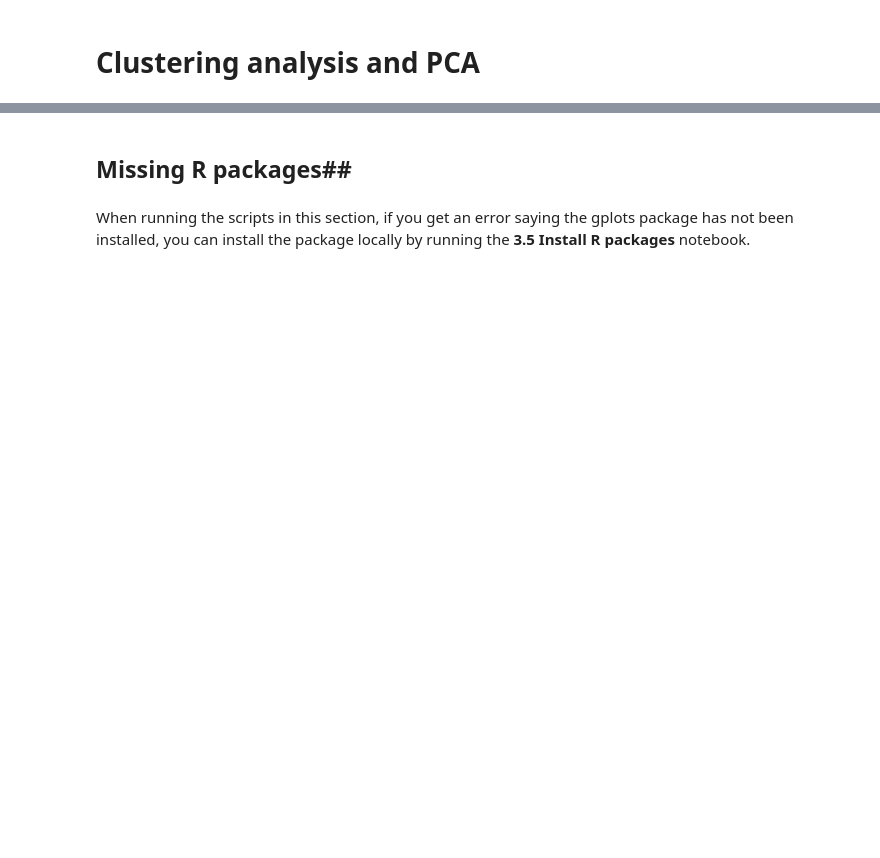
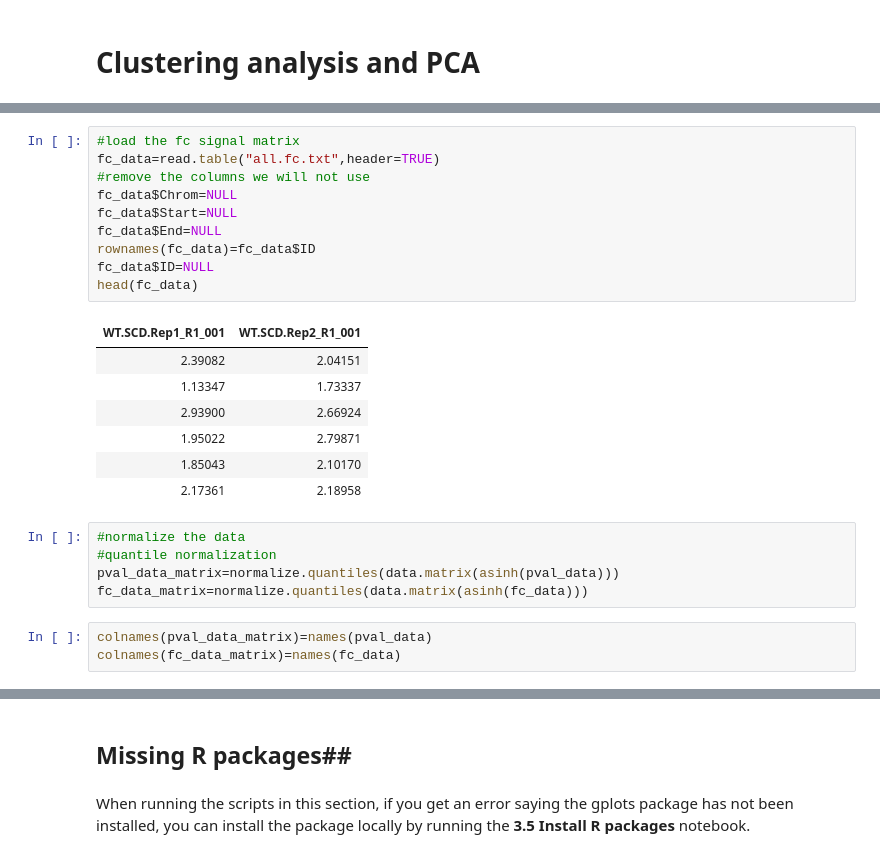
Before and after one commit to kundajelab/training_camp, a Jupyter notebook: workflow_notebooks/3.1 Clustering analysis and PCA.ipynb, the cells around one changed output, grey strips where cells are left out. Cells and saved outputs as stored; diff of their text form; blank space fills up the shorter version.

```diff
--- a/workflow_notebooks/3.1 Clustering analysis and PCA.ipynb
+++ b/workflow_notebooks/3.1 Clustering analysis and PCA.ipynb
@@ -33,0 +38,26 @@ export MASTER_DATA="/srv/scratch/training_camp/data/tc2017"
+# %%
+#load the fc signal matrix
+fc_data=read.table("all.fc.txt",header=TRUE)
+#remove the columns we will not use
+fc_data$Chrom=NULL
+fc_data$Start=NULL
+fc_data$End=NULL
+rownames(fc_data)=fc_data$ID
+fc_data$ID=NULL
+head(fc_data)
+# %% [output]
+| WT.SCD.Rep1_R1_001 | WT.SCD.Rep2_R1_001 |
+| 2.39082 | 2.04151 |
+| 1.13347 | 1.73337 |
+| 2.93900 | 2.66924 |
+| 1.95022 | 2.79871 |
+| 1.85043 | 2.10170 |
+| 2.17361 | 2.18958 |
+# %%
+#normalize the data
+#quantile normalization
+pval_data_matrix=normalize.quantiles(data.matrix(asinh(pval_data)))
+fc_data_matrix=normalize.quantiles(data.matrix(asinh(fc_data)))
+# %%
+colnames(pval_data_matrix)=names(pval_data)
+colnames(fc_data_matrix)=names(fc_data)
```
Also changed, not shown: parts of 26 cells of this notebook, 2 other files.
